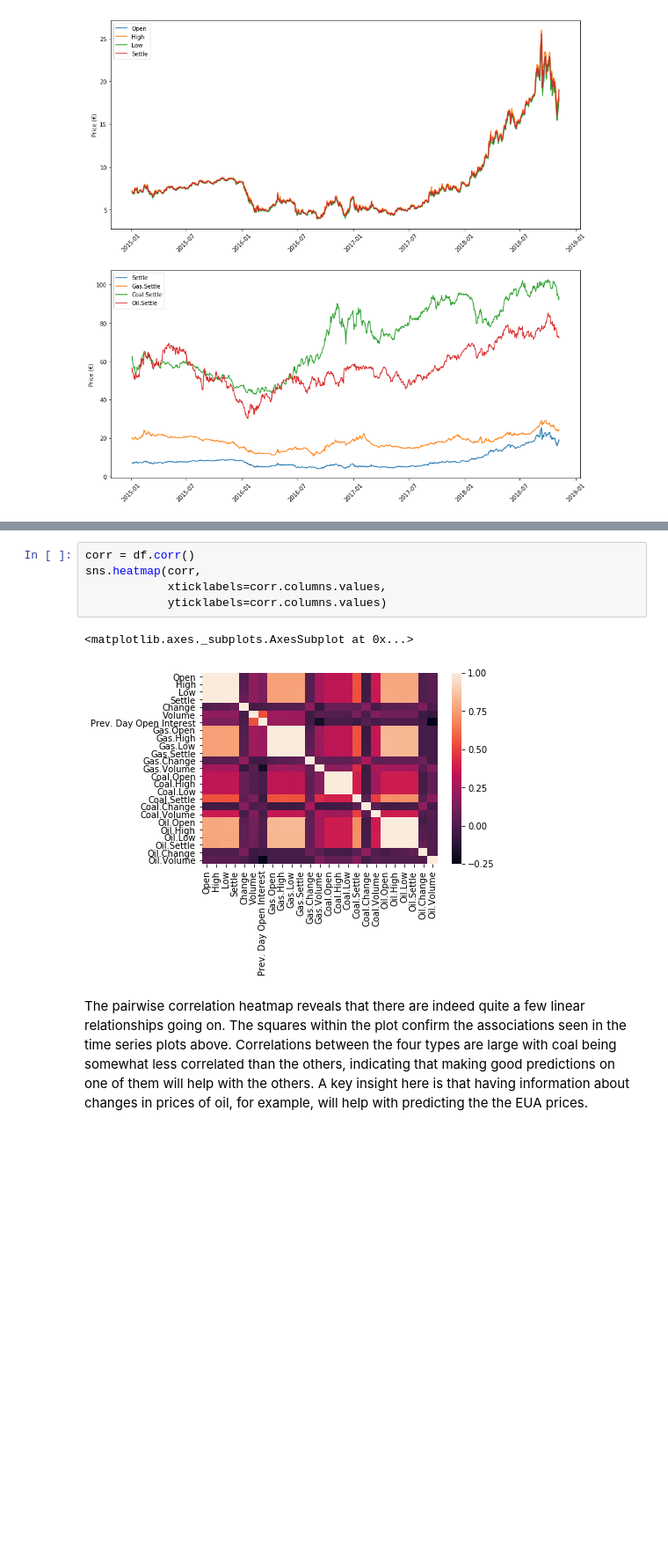
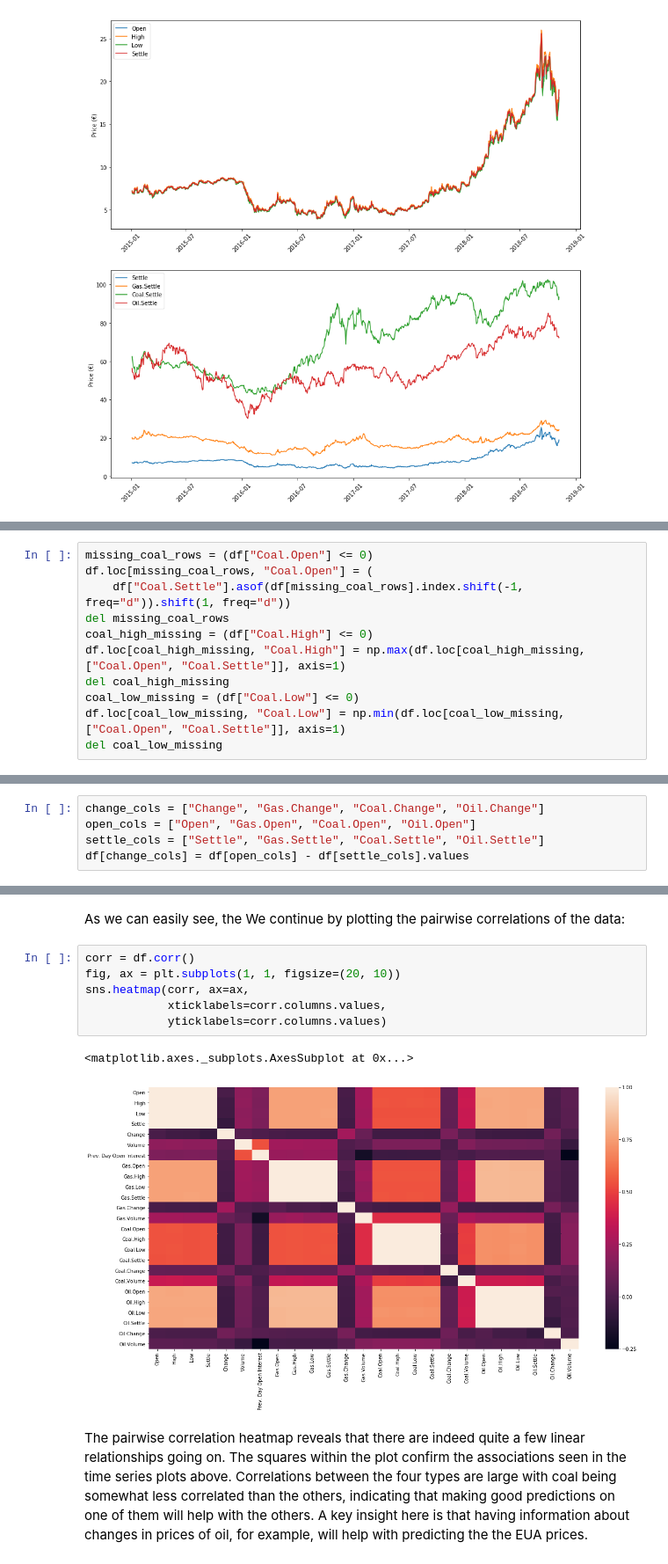
Before and after one commit to GaussianGarden/EUA-Price-Forecaster, a Jupyter notebook: Exploratory Data Analysis of Numerical Data.ipynb, the cells around one changed output, grey strips where cells are left out. Shown: that part at 88% size. Cells and saved outputs as stored; diff of their text form; blank space fills up the shorter version.

Commit message:
Some more work on exploring the data set and finding strange values

```diff
--- a/Exploratory Data Analysis of Numerical Data.ipynb
+++ b/Exploratory Data Analysis of Numerical Data.ipynb
@@ -67,0 +98,11 @@ We continue by plotting the pairwise correlations of the data:
+# %%
+missing_coal_rows = (df["Coal.Open"] <= 0)
+df.loc[missing_coal_rows, "Coal.Open"] = (
+    df["Coal.Settle"].asof(df[missing_coal_rows].index.shift(-1, freq="d")).shift(1, freq="d"))
+del missing_coal_rows
+coal_high_missing = (df["Coal.High"] <= 0)
+df.loc[coal_high_missing, "Coal.High"] = np.max(df.loc[coal_high_missing, ["Coal.Open", "Coal.Settle"]], axis=1)
+del coal_high_missing
+coal_low_missing = (df["Coal.Low"] <= 0)
+df.loc[coal_low_missing, "Coal.Low"] = np.min(df.loc[coal_low_missing, ["Coal.Open", "Coal.Settle"]], axis=1)
+del coal_low_missing
@@ -67,0 +115,5 @@ We continue by plotting the pairwise correlations of the data:
+# %%
+change_cols = ["Change", "Gas.Change", "Coal.Change", "Oil.Change"]
+open_cols = ["Open", "Gas.Open", "Coal.Open", "Oil.Open"]
+settle_cols = ["Settle", "Gas.Settle", "Coal.Settle", "Oil.Settle"]
+df[change_cols] = df[open_cols] - df[settle_cols].values
@@ -68,10 +126,14 @@ We continue by plotting the pairwise correlations of the data:
+# %% [markdown]
+As we can easily see, the
+We continue by plotting the pairwise correlations of the data:
 # %%
 corr = df.corr()
-sns.heatmap(corr,
+fig, ax = plt.subplots(1, 1, figsize=(20, 10))
+sns.heatmap(corr, ax=ax,
             xticklabels=corr.columns.values,
             yticklabels=corr.columns.values)
 # %% [output]
 <matplotlib.axes._subplots.AxesSubplot at 0x...>
-[figure, old version]
+[figure, new version]
 # %% [markdown]
 The pairwise correlation heatmap reveals that there are indeed quite a few linear relationships going on. The squares within the plot confirm the associations seen in the time series plots above. Correlations between the four types are large with coal being somewhat less correlated than the others, indicating that making good predictions on one of them will help with the others. A key insight here is that having information about changes in prices of oil, for example, will help with predicting the the EUA prices.
```
Also changed, not shown: parts of 9 cells of this notebook.
